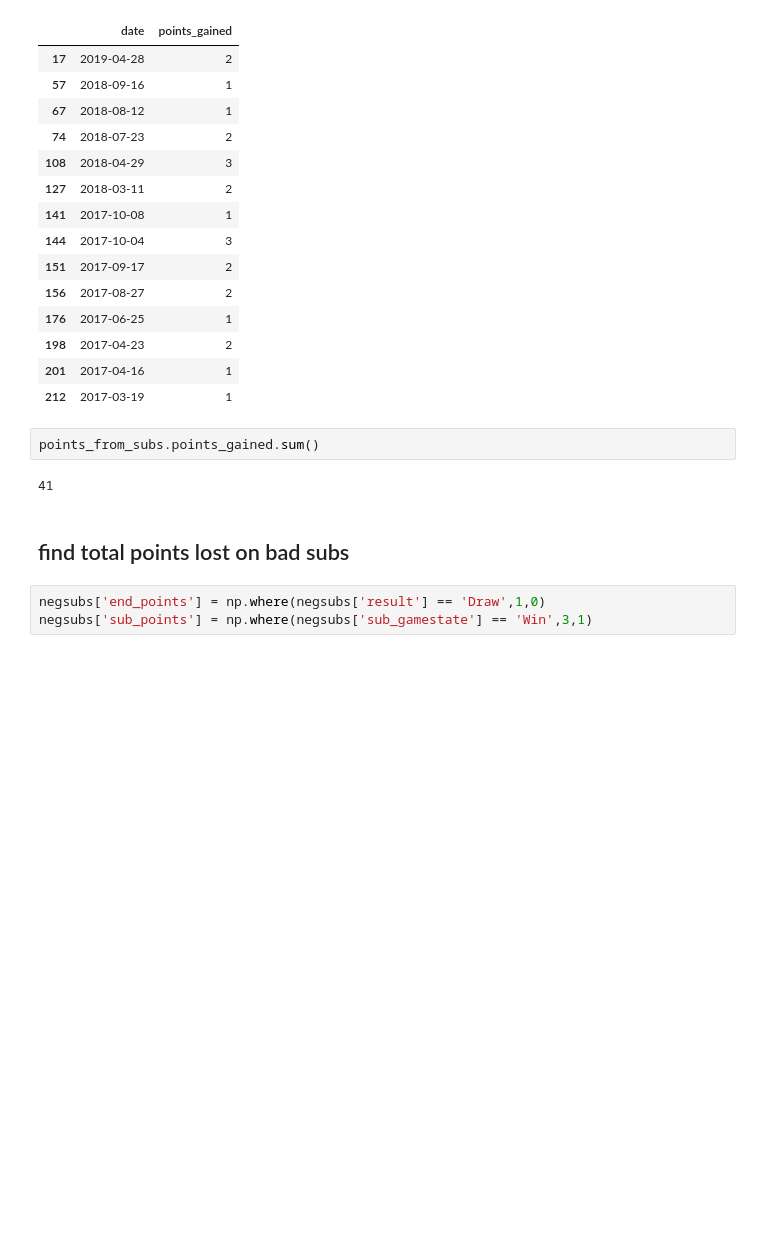
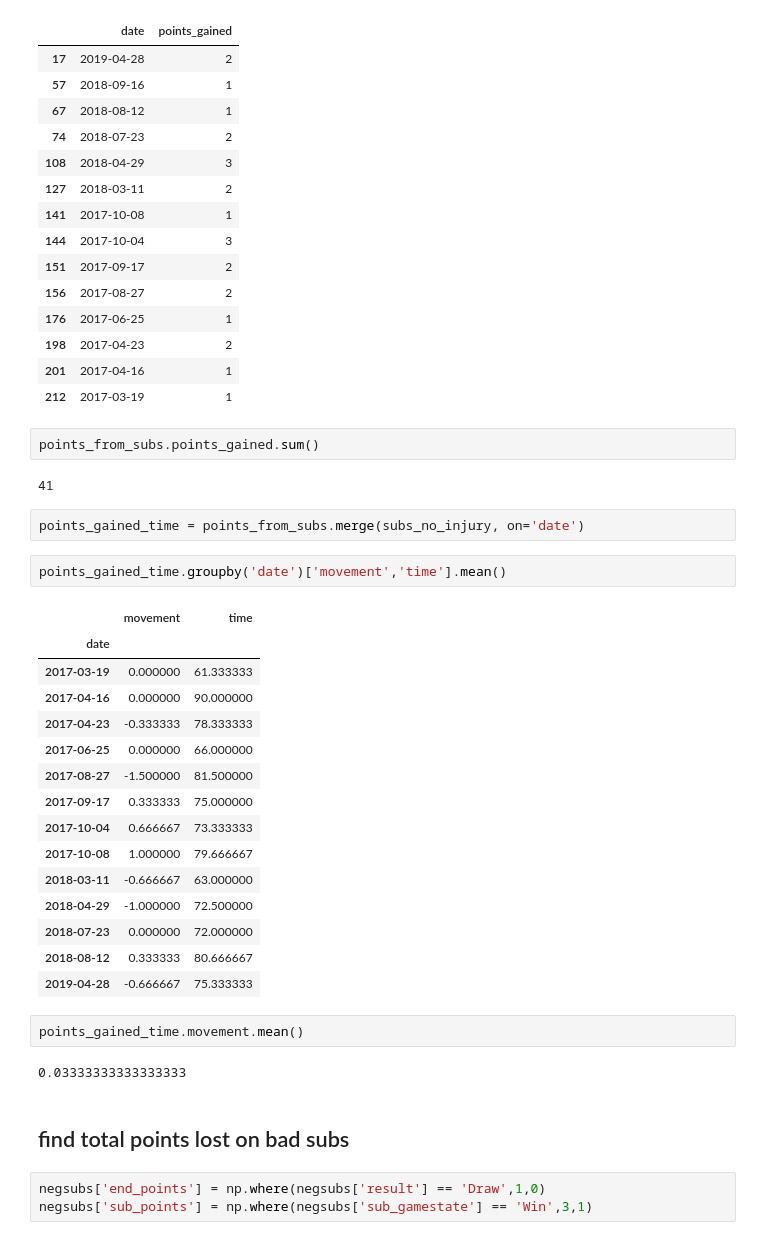
Before and after one commit to zaklippert/epluribusloonum, a Jupyter notebook: loons subs.ipynb, the cells around one changed output. Drawn from its saved outputs; the diff is of its cells as text; blank space fills up the shorter version.

```diff
--- a/loons subs.ipynb
+++ b/loons subs.ipynb
@@ -244,6 +310,30 @@ points_from_subs.sort_values('points_gained', ascending=False).drop_duplicates('
 points_from_subs.points_gained.sum()
 # %% [output]
 41
+# %%
+points_gained_time = points_from_subs.merge(subs_no_injury, on='date')
+# %%
+points_gained_time.groupby('date')['movement','time'].mean()
+# %% [output]
+|  | movement | time |
+| date |  |  |
+| 2017-03-19 | 0.000000 | 61.333333 |
+| 2017-04-16 | 0.000000 | 90.000000 |
+| 2017-04-23 | -0.333333 | 78.333333 |
+| 2017-06-25 | 0.000000 | 66.000000 |
+| 2017-08-27 | -1.500000 | 81.500000 |
+| 2017-09-17 | 0.333333 | 75.000000 |
+| 2017-10-04 | 0.666667 | 73.333333 |
+| 2017-10-08 | 1.000000 | 79.666667 |
+| 2018-03-11 | -0.666667 | 63.000000 |
+| 2018-04-29 | -1.000000 | 72.500000 |
+| 2018-07-23 | 0.000000 | 72.000000 |
+| 2018-08-12 | 0.333333 | 80.666667 |
+| 2019-04-28 | -0.666667 | 75.333333 |
+# %%
+points_gained_time.movement.mean()
+# %% [output]
+0.03333333333333333
 # %% [markdown]
 ## find total points lost on bad subs
 # %%
```
Also changed, not shown: parts of 19 cells of this notebook.
